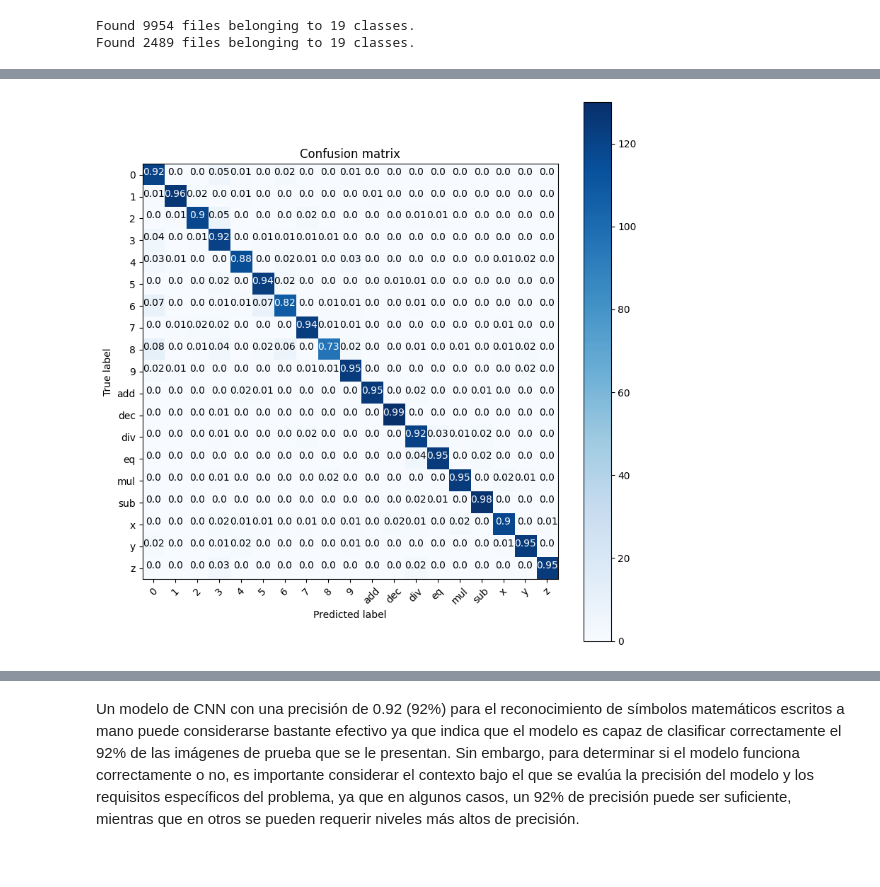
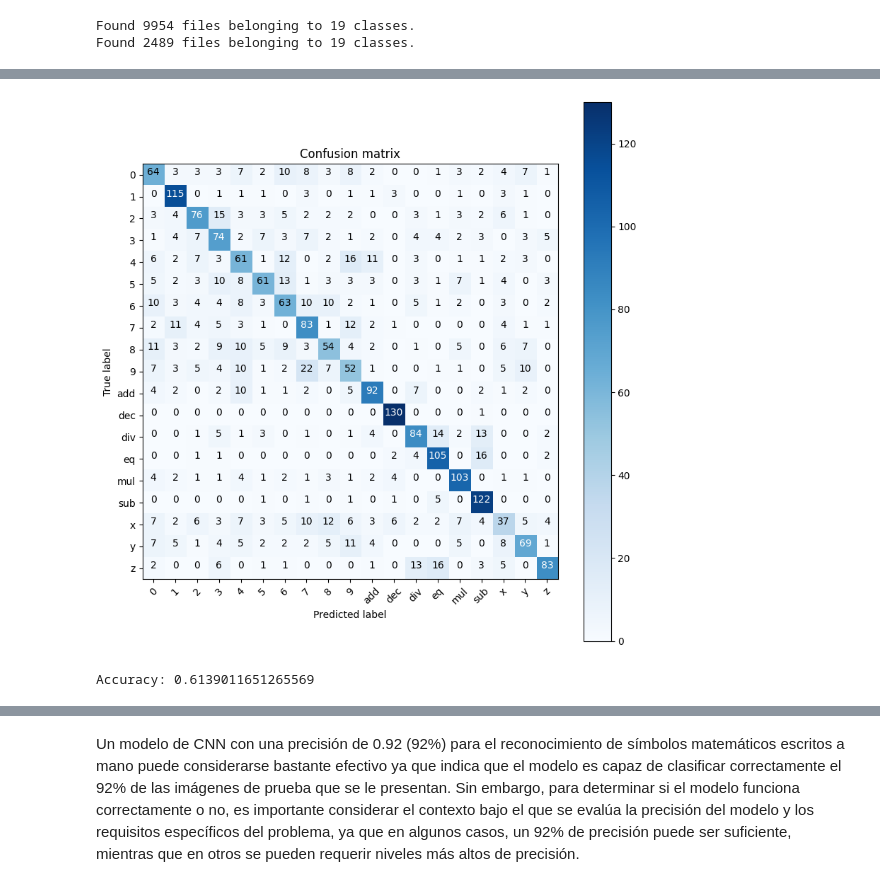
Before and after one commit to Diego583/M2_AI_project, a Jupyter notebook: cnnmodel.ipynb, the cells around one changed output, grey strips where cells are left out. Saved outputs shown, nothing was run; the diff lists cells and outputs as text; code cells hidden in the pictures.

```diff
--- a/cnnmodel.ipynb
+++ b/cnnmodel.ipynb
@@ -47,7 +41,7 @@ model = Sequential([
-# %%
-model.compile(optimizer='adam',
-              loss=tf.keras.losses.SparseCategoricalCrossentropy(from_logits=True),
-              metrics=['accuracy'])
+# %%
+model.compile(loss='categorical_crossentropy',
+						optimizer=optimizers.RMSprop(learning_rate=2e-5),
+						metrics=['acc'])
 # %%
 model.summary()
 # %% [output]
@@ -76,7 +70,8 @@ train_ds = tf.keras.preprocessing.image_dataset_from_directory(
     batch_size=32,
     shuffle=True,
     seed=42,
-    validation_split=None
+    validation_split=None,
+    label_mode='categorical'
 )
 
 # Cargar el test dataset
@@ -86,7 +81,8 @@ val_ds = tf.keras.preprocessing.image_dataset_from_directory(
     batch_size=32,
     shuffle=False,
     seed=42,
-    validation_split=None
+    validation_split=None,
+    label_mode='categorical'
 )
 # %% [output]
 Found 9954 files belonging to 19 classes.
@@ -133,16 +129,17 @@ acc_plot.set(xlabel="Epochs", ylabel="Loss")
 # %%
+# Predict on the validation dataset
 y_pred = model.predict(val_ds)
-y_pred = tf.nn.softmax(y_pred)
-predicted_categories = tf.argmax(y_pred, axis=1)
-true_categories = tf.concat([y for x, y in val_ds], axis=0)
+predicted_categories = np.argmax(y_pred, axis=1)
+true_categories = np.concatenate([y for _, y in val_ds], axis=0)
+true_categories = np.argmax(true_categories, axis=1)
 
-# Generar matriz de confusion
+# Generate confusion matrix
 cm = confusion_matrix(true_categories, predicted_categories)
 
-# Calcular accuracy
-accuracy = np.sum(cm.diagonal()) / np.sum(cm)
+# Compute accuracy
+accuracy = accuracy_score(true_categories, predicted_categories)
 
-class_names = train_ds.class_names
+class_names = val_ds.class_names
 
 def plot_confusion_matrix(cm, class_names):
     figure = plt.figure(figsize=(8, 8))
@@ -153,12 +150,10 @@ def plot_confusion_matrix(cm, class_names):
     plt.xticks(tick_marks, class_names, rotation=45)
     plt.yticks(tick_marks, class_names)
 
-    labels = np.around(cm.astype('float') / cm.sum(axis=1)[:, np.newaxis], decimals=2)
-
     threshold = cm.max() / 2.
     for i, j in itertools.product(range(cm.shape[0]), range(cm.shape[1])):
         color = "white" if cm[i, j] > threshold else "black"
-        plt.text(j, i, labels[i, j], horizontalalignment="center", color=color)
+        plt.text(j, i, cm[i, j], horizontalalignment="center", color=color)
 
     plt.tight_layout()
     plt.ylabel('True label')
@@ -167,4 +162,6 @@ def plot_confusion_matrix(cm, class_names):
 
 figure = plot_confusion_matrix(cm, class_names)
 plt.show()
+
+print("Accuracy:", accuracy)
 # %% [output]
@@ -172,4 +169,5 @@ plt.show()
-[figure, old version]
+[figure, new version]
+Accuracy: 0.6139011651265569
 # %%
 print("\nTest Accuracy:", accuracy)
 
```
Also changed, not shown: parts of 9 cells of this notebook, 1 other file.
